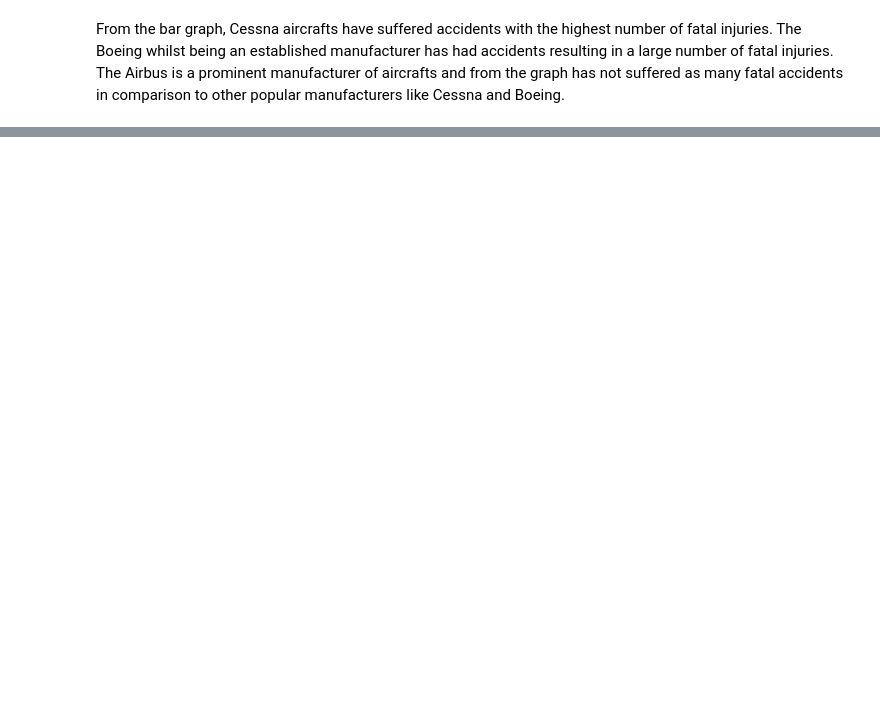
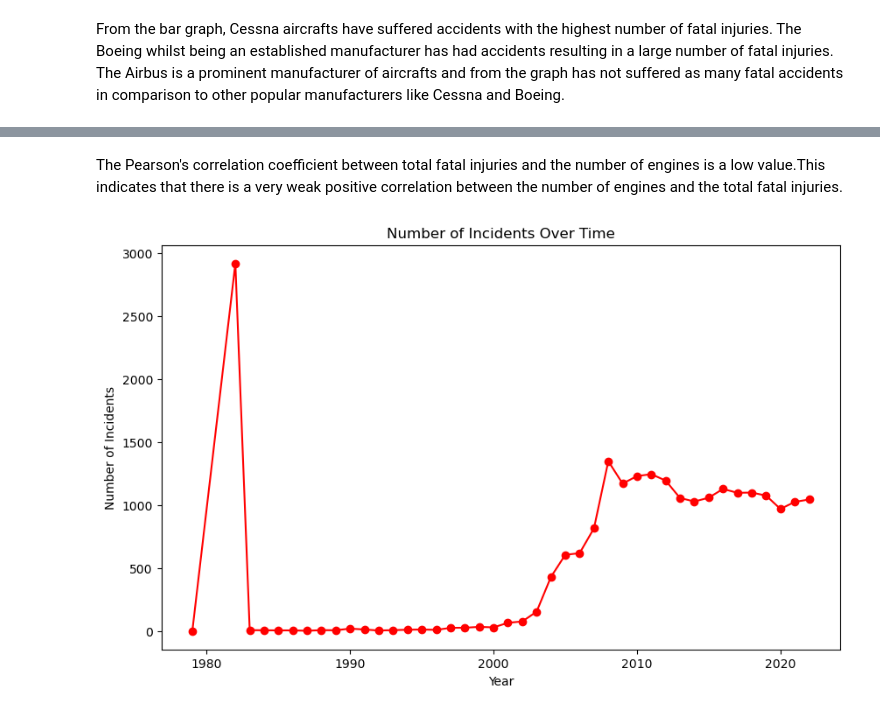
Before and after one commit to Jeffrey-sinos/Aircraft-safety-analysis, a Jupyter notebook: Aircraft-safety.ipynb, the cells around one changed output, grey strips where cells are left out. Saved outputs shown, nothing was run; the diff lists cells and outputs as text; code cells hidden in the pictures; blank space fills up the shorter version.

```diff
--- a/Aircraft-safety.ipynb
+++ b/Aircraft-safety.ipynb
@@ -626,0 +658,17 @@ ax.set_title('Fatal Injuries by Aircraft Make')
+# %% [markdown]
+The Pearson's correlation coefficient between total fatal injuries and the number of engines is a low value.This indicates that there is a very weak positive correlation between the number of engines and the total fatal injuries.
+# %%
+# plot a line of graph of total fatal injuries and the dates
+
+# find the annual number of incidents
+
+annual_incidents = new_aviation_data.groupby(new_aviation_data['Event_Date'].dt.year).size().reset_index(name='Counts')
+
+plt.figure(figsize=(10,6))
+plt.plot(annual_incidents['Event_Date'], annual_incidents['Counts'], marker='o', linestyle='-', color='red')
+plt.title('Number of Incidents Over Time')
+plt.xlabel('Year')
+plt.ylabel('Number of Incidents')
+plt.show()
+# %% [output]
+[figure, added]
```
Also changed, not shown: parts of 17 cells of this notebook.
